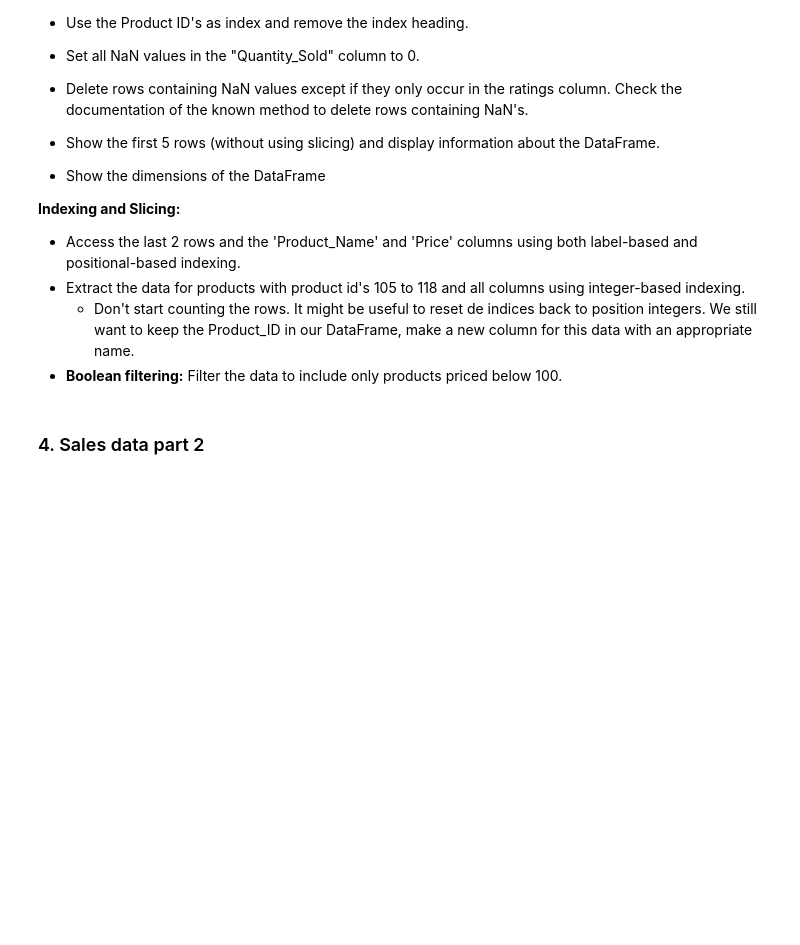
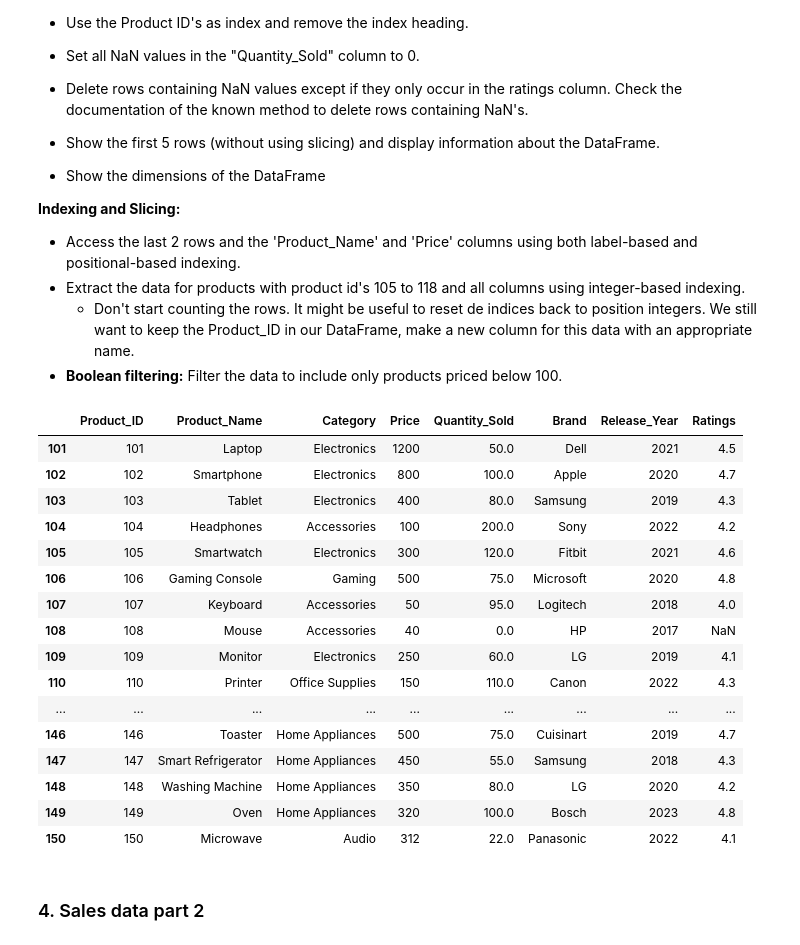
Before and after one commit to Oleksandr-Uvarov/P2-coursematerial-2425, a Jupyter notebook: 05-data-processing/02-pandas/2.3-pandas_dataframes/exercises_dataframes.ipynb, the cells around one changed output. Drawn from its saved outputs; the diff is of its cells as text; code cells hidden in the pictures; blank space fills up the shorter version.

Commit message:
Working on dataframes.

```diff
--- a/05-data-processing/02-pandas/2.3-pandas_dataframes/exercises_dataframes.ipynb
+++ b/05-data-processing/02-pandas/2.3-pandas_dataframes/exercises_dataframes.ipynb
@@ -303,17 +306,17 @@ sales_data = {
         'Accessories', 'Accessories', 'Photography', 'Streaming', 'Electronics', 'Accessories', 'Audio',
         'Gaming', 'Accessories', 'Smart Home', 'Smart Home', 'Wearable', 'Drones', 'Accessories',
         'Accessories', 'Home Appliances', 'Home Appliances', 'Home Appliances', 'Home Appliances',
-        'Home Appliances', 'Home Appliances', 'Home Appliances', 'Home Appliances', 'Home Appliances'
+        'Home Appliances', 'Home Appliances', 'Home Appliances', 'Home Appliances', 'Home Appliances', "Audio"
     ],
     'Price': [
         1200, 800, 400, 100, 300, 500, 50, 40, 250, 150, 200, 700, 120, 90, 60, 1000, 850, 35,
         600, 400, 300, 150, 200, 180, 130, 20, 45, 100, 120, 250, 75, 220, 55, 90, 200, 180,
-        150, 300, 110, 150, 180, 220, 100, 120, 400, 500, 450, 350, 320
+        150, 300, 110, 150, 180, 220, 100, 120, 400, 500, 450, 350, 320, 312
     ],
     'Quantity_Sold': [
         50, 100, 80, 200, 120, 75, 95, np.nan, 60, 110, 130, 40, np.nan, 85, 90, 55, 30, 200,
         35, np.nan, 65, 45, 100, 70, 85, 150, np.nan, 90, 50, 200, 105, 65, 140, 55, 60, 70,
-        np.nan, 30, 45, 90, 35, 60, 95, np.nan, 110, 75, 55, 80, 100
+        np.nan, 30, 45, 90, 35, 60, 95, np.nan, 110, 75, 55, 80, 100, 22
     ],
     'Brand': [
         'Dell', 'Apple', 'Samsung', 'Sony', 'Fitbit', 'Microsoft', 'Logitech', 'HP', 'LG', 'Canon',
@@ -327,12 +330,21 @@ sales_data = {
         2021, 2020, 2019, 2022, 2021, 2020, 2018, 2017, 2019, 2022, 2021, 2020, 2019, 2021, 2018,
         2022, 2021, 2020, 2023, 2021, 2019, 2020, 2018, 2022, 2023, 2017, 2018, 2019, 2020, 2021,
         2018, 2019, 2022, 2020, 2021, 2023, 2022, 2018, 2020, 2019, 2021, 2023, 2020, 2022, 2021,
-        2019, 2018, 2020, 2023
+        2019, 2018, 2020, 2023, 2022
     ],
     'Ratings': [
         4.5, 4.7, 4.3, 4.2, 4.6, 4.8, 4.0, np.nan, 4.1, 4.3, 4.6, 4.7, np.nan, 4.5, 4.0,
         4.4, 4.1, 3.9, 4.9, np.nan, 4.2, 4.0, 4.3, 4.6, 4.8, 4.1, np.nan, 4.5, 4.2, 4.7,
         4.0, 4.3, 4.1, 4.6, 4.2, 4.8, 4.9, np.nan, 4.0, 4.1, 4.3, 4.6, 4.2, 4.5, np.nan,
-        4.7, 4.3, 4.2, 4.8
+        4.7, 4.3, 4.2, 4.8, 4.1
     ]
 }
+
+print(len(sales_data["Product_ID"]))
+print(len(sales_data["Product_Name"]))
+print(len(sales_data["Category"]))
+print(len(sales_data["Price"]))
+print(len(sales_data["Quantity_Sold"]))
+print(len(sales_data["Brand"]))
+print(len(sales_data["Release_Year"]))
+print(len(sales_data["Ratings"]))
@@ -357,6 +378,33 @@ sales_data = {
 - **Boolean filtering:** Filter the data to include only products priced below 100.
 # %%
 # Your code
+sales = pd.DataFrame(sales_data)
+# %%
+sales.index = sales["Product_ID"]
+sales.index.name = None
+
+new_quantity_sold = sales["Quantity_Sold"].fillna(0)
+sales["Quantity_Sold"] = new_quantity_sold
+
+sales
+# %% [output]
+|  | Product_ID | Product_Name | Category | Price | Quantity_Sold | Brand | Release_Year | Ratings |
+| 101 | 101 | Laptop | Electronics | 1200 | 50.0 | Dell | 2021 | 4.5 |
+| 102 | 102 | Smartphone | Electronics | 800 | 100.0 | Apple | 2020 | 4.7 |
+| 103 | 103 | Tablet | Electronics | 400 | 80.0 | Samsung | 2019 | 4.3 |
+| 104 | 104 | Headphones | Accessories | 100 | 200.0 | Sony | 2022 | 4.2 |
+| 105 | 105 | Smartwatch | Electronics | 300 | 120.0 | Fitbit | 2021 | 4.6 |
+| 106 | 106 | Gaming Console | Gaming | 500 | 75.0 | Microsoft | 2020 | 4.8 |
+| 107 | 107 | Keyboard | Accessories | 50 | 95.0 | Logitech | 2018 | 4.0 |
+| 108 | 108 | Mouse | Accessories | 40 | 0.0 | HP | 2017 | NaN |
+| 109 | 109 | Monitor | Electronics | 250 | 60.0 | LG | 2019 | 4.1 |
+| 110 | 110 | Printer | Office Supplies | 150 | 110.0 | Canon | 2022 | 4.3 |
+| ... | ... | ... | ... | ... | ... | ... | ... | ... |
+| 146 | 146 | Toaster | Home Appliances | 500 | 75.0 | Cuisinart | 2019 | 4.7 |
+| 147 | 147 | Smart Refrigerator | Home Appliances | 450 | 55.0 | Samsung | 2018 | 4.3 |
+| 148 | 148 | Washing Machine | Home Appliances | 350 | 80.0 | LG | 2020 | 4.2 |
+| 149 | 149 | Oven | Home Appliances | 320 | 100.0 | Bosch | 2023 | 4.8 |
+| 150 | 150 | Microwave | Audio | 312 | 22.0 | Panasonic | 2022 | 4.1 |
 # %% [markdown]
 ### 4. Sales data part 2
 # %% [markdown]
```
Also changed, not shown: parts of 2 cells of this notebook, 1 other file.
